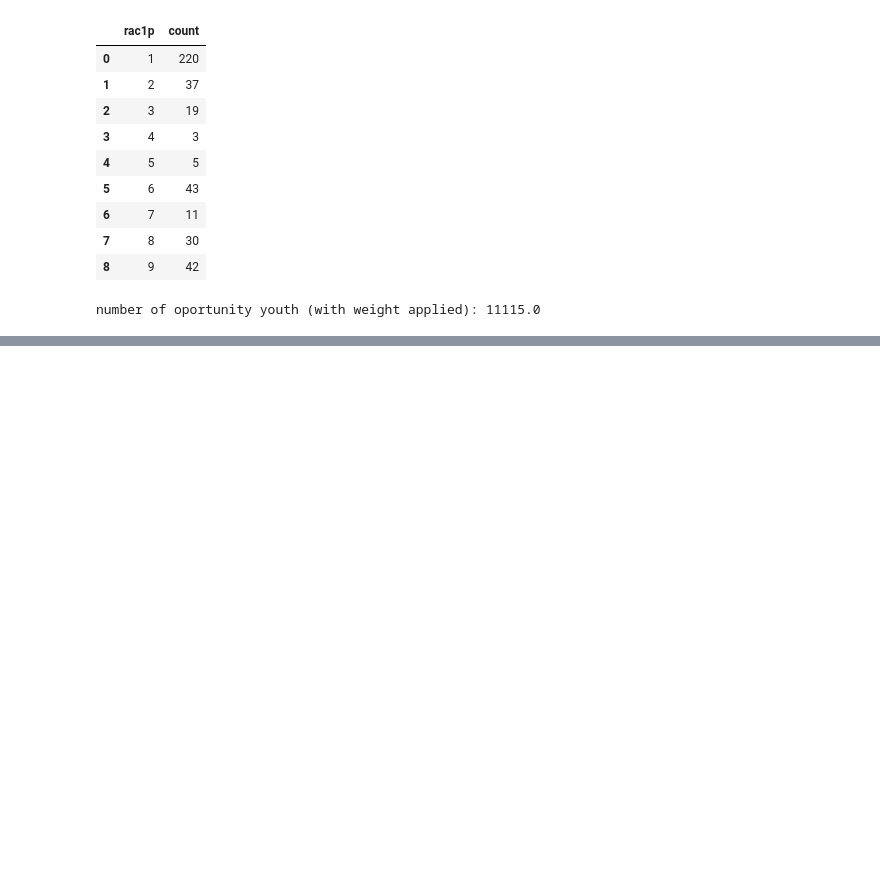
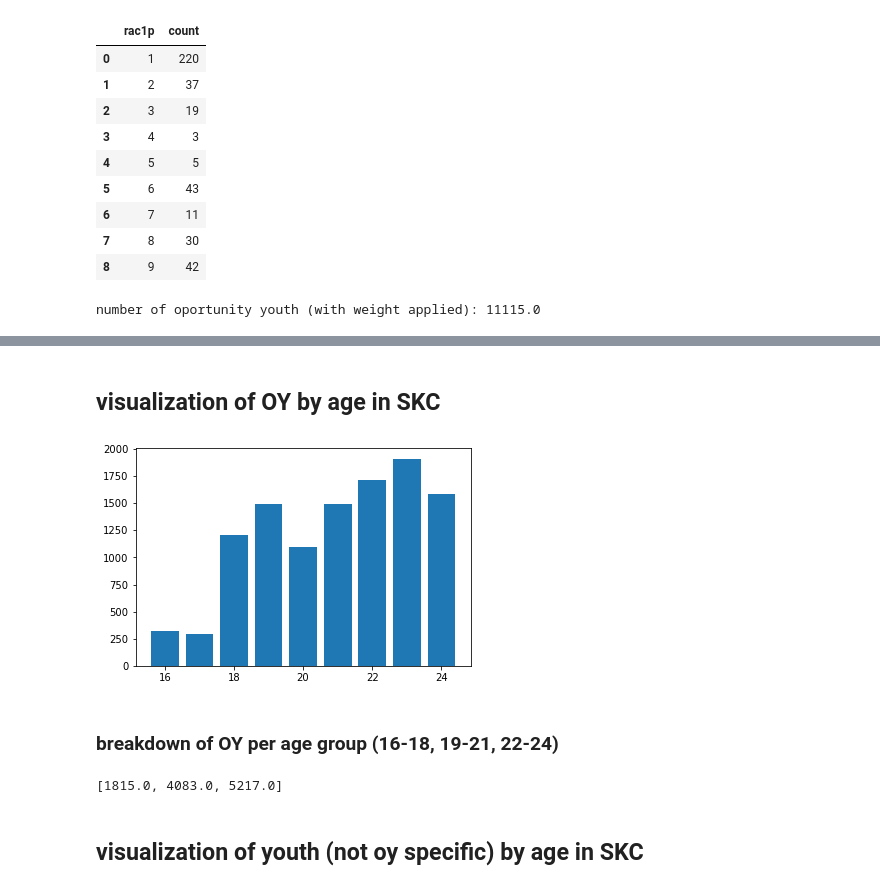
Before and after one commit to sam-thurman/dsc-mod-1-project-seattle-ds, a Jupyter notebook: notebooks/exploratory/02_samt_exploratory.ipynb, the cells around one changed output, grey strips where cells are left out. Drawn from its saved outputs; the diff is of its cells as text; code cells hidden in the pictures; blank space fills up the shorter version.

Commit message:
pushing for group end of day1

```diff
--- a/notebooks/exploratory/02_samt_exploratory.ipynb
+++ b/notebooks/exploratory/02_samt_exploratory.ipynb
@@ -195,0 +212,27 @@ number of oportunity youth (with weight applied): 11115.0
+# %% [markdown]
+## visualization of OY by age in SKC
+# %%
+fig, ax = plt.subplots()
+oy_by_age_values = list(oy_df.groupby('agep').sum()['pwgtp'])
+ax.bar(list(oy_df.groupby('agep').sum()['pwgtp'].keys()), oy_by_age_values)
+plt.show()
+# %% [output]
+[figure, added]
+# %% [markdown]
+### breakdown of OY per age group (16-18, 19-21, 22-24)
+# %%
+counter = 0
+current_val = 0
+oy_by_age_group = []
+for value in oy_by_age_values:
+    counter += 1
+    current_val += value
+    if counter == 3:
+        counter = 0
+        oy_by_age_group.append(current_val)
+        current_val = 0
+oy_by_age_group
+# %% [output]
+[1815.0, 4083.0, 5217.0]
+# %% [markdown]
+## visualization of youth (not oy specific) by age in SKC
```
Also changed, not shown: parts of 11 cells of this notebook, 1 other file.
